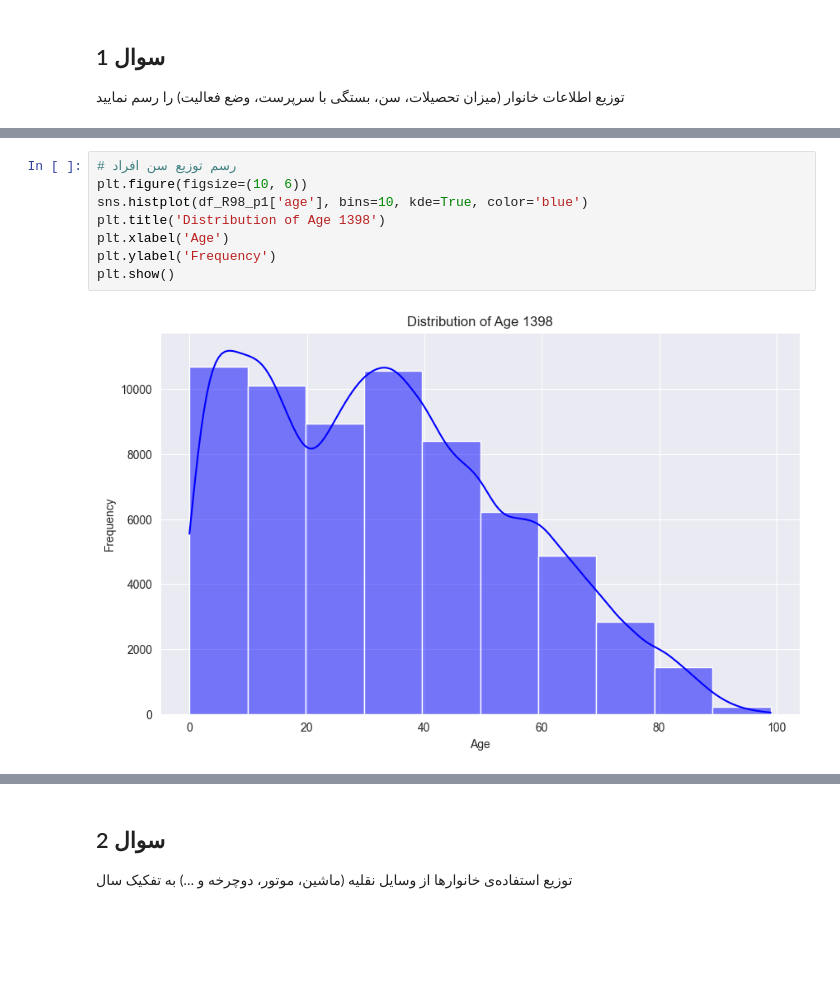
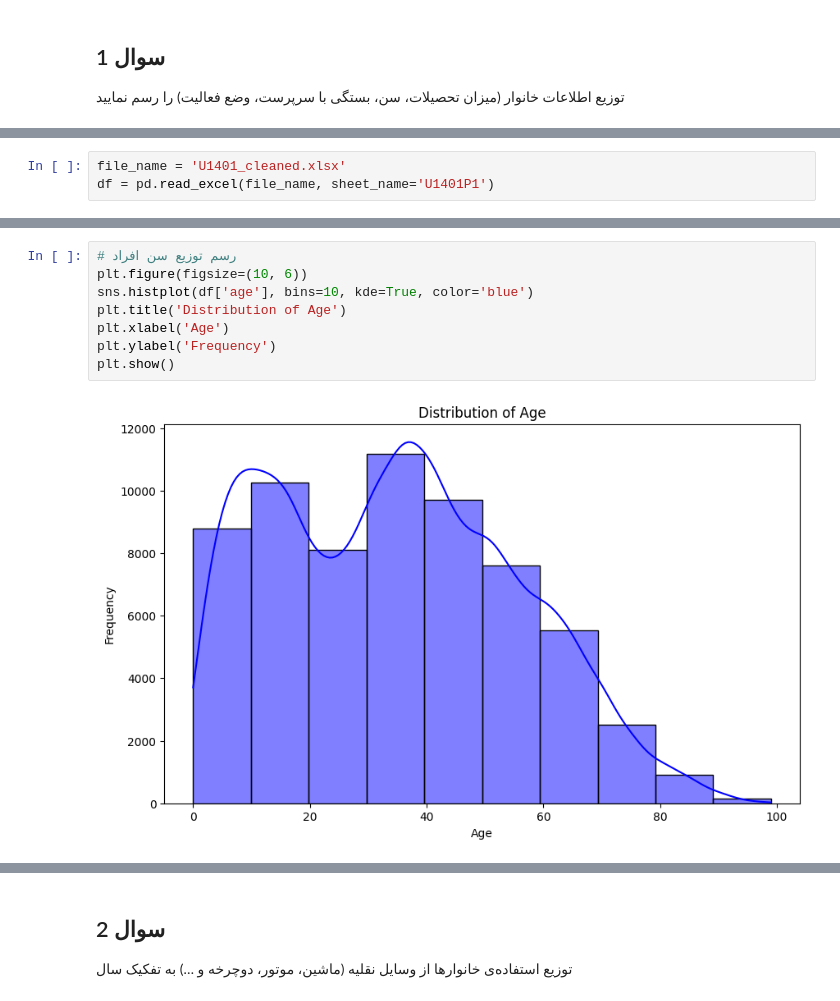
Before and after one commit to ilyanozary/project_1_quera, a Jupyter notebook: Statistics.ipynb, the cells around one changed output, grey strips where cells are left out. Saved outputs shown, nothing was run; the diff lists cells and outputs as text; blank space fills up the shorter version.

```diff
--- a/Statistics.ipynb
+++ b/Statistics.ipynb
@@ -68,0 +13,3 @@ occupationalst_mapping = {
+# %%
+file_name = 'U1401_cleaned.xlsx'
+df = pd.read_excel(file_name, sheet_name='U1401P1')
@@ -69,10 +38,10 @@ occupationalst_mapping = {
 # %%
 # رسم توزیع سن افراد
 plt.figure(figsize=(10, 6))
-sns.histplot(df_R98_p1['age'], bins=10, kde=True, color='blue')
-plt.title('Distribution of Age 1398')
+sns.histplot(df['age'], bins=10, kde=True, color='blue')
+plt.title('Distribution of Age')
 plt.xlabel('Age')
 plt.ylabel('Frequency')
 plt.show()
 # %% [output]
-[figure, old version]
+[figure, new version]
```
Also changed, not shown: parts of 138 cells of this notebook.
